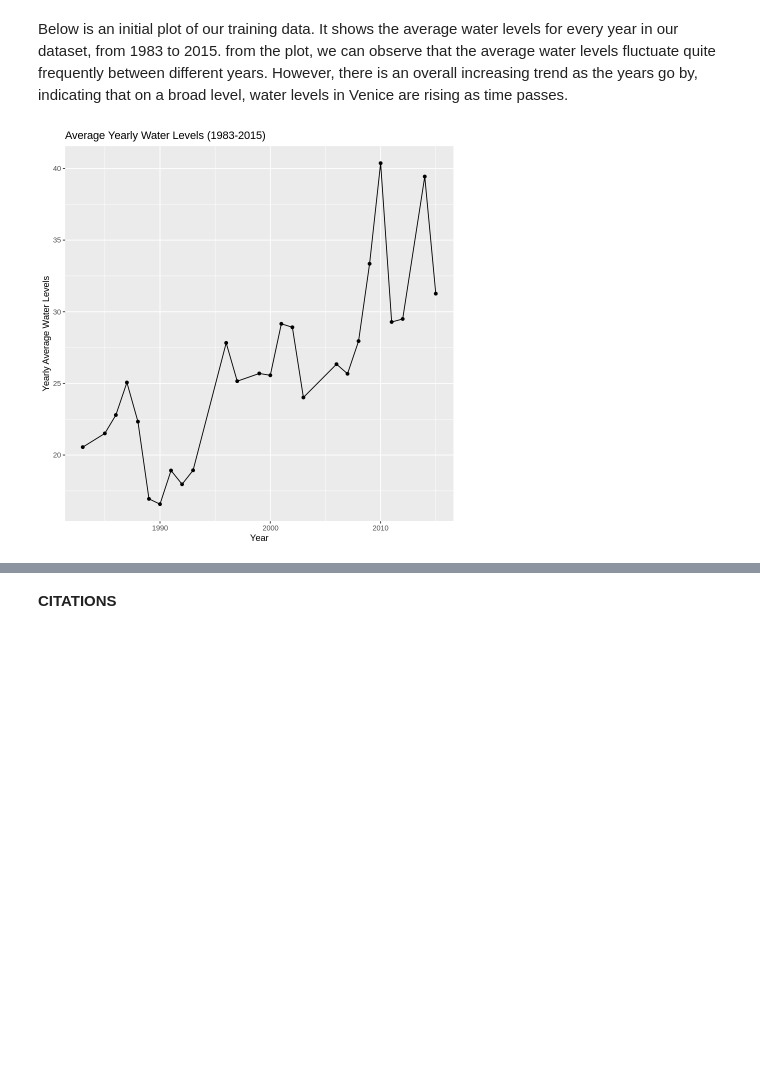
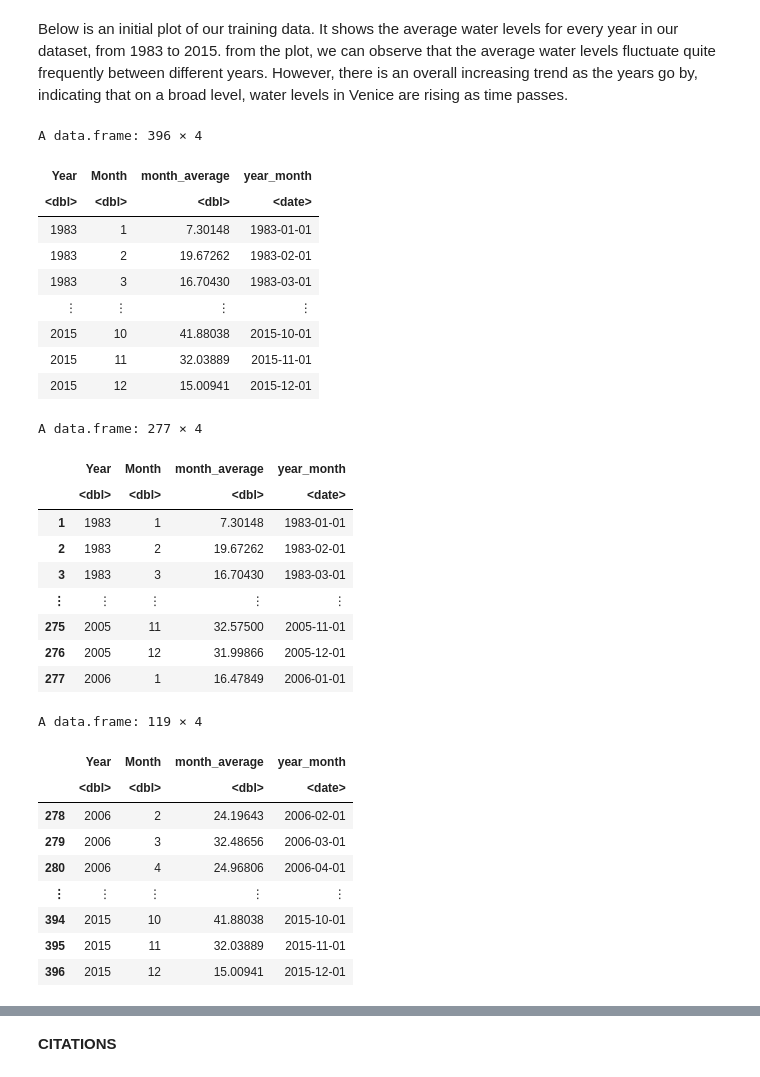
Before and after one commit to Applemyp/dsci100-group36-project, a Jupyter notebook: Group Project Report.ipynb, the cells around one changed output, grey strips where cells are left out. Saved outputs shown, nothing was run; the diff lists cells and outputs as text; code cells hidden in the pictures; blank space fills up the shorter version.

```diff
--- a/Group Project Report.ipynb
+++ b/Group Project Report.ipynb
@@ -81,12 +72,46 @@ From inspection of the summary tibbles above, we can see that the `mean_yearly`
 # %% [markdown]
 Below is an initial plot of our training data. It shows the average water levels for every year in our dataset, from 1983 to 2015. from the plot, we can observe that the average water levels fluctuate quite frequently between different years. However, there is an overall increasing trend as the years go by, indicating that on a broad level, water levels in Venice are rising as time passes.
 # %%
-graph_data <- training_data |>
-ggplot(aes(x = Year, y = mean_yearly))+
-geom_point()+
-geom_line() +
-labs(x = "Year", y = "Yearly Average Water Levels", title = "Average Yearly Water Levels (1983-2015)")
+# concatenate the 2 columns for year & month and set the date to 01 for being able to use as.Date
+time_series_df$year_month <- paste(time_series_df$Year,"-", time_series_df$Month, "-01", sep = "")
+time_series_df$year_month <- as.Date(time_series_df$year_month)
+time_series_df
 
-graph_data
+# use initial_time_split instead of initial_split since it's time series - not independent of each other
+data_split <- initial_time_split(time_series_df, prop = 0.7, strata = Year)
+training_data <- training(data_split)
+testing_data <- testing(data_split)
+
+training_data
+testing_data
 # %% [output]
-[figure, removed]
+A data.frame: 396 × 4
+| Year | Month | month_average | year_month |
+| <dbl> | <dbl> | <dbl> | <date> |
+| 1983 | 1 | 7.30148 | 1983-01-01 |
+| 1983 | 2 | 19.67262 | 1983-02-01 |
+| 1983 | 3 | 16.70430 | 1983-03-01 |
+| ⋮ | ⋮ | ⋮ | ⋮ |
+| 2015 | 10 | 41.88038 | 2015-10-01 |
+| 2015 | 11 | 32.03889 | 2015-11-01 |
+| 2015 | 12 | 15.00941 | 2015-12-01 |
+A data.frame: 277 × 4
+|  | Year | Month | month_average | year_month |
+|  | <dbl> | <dbl> | <dbl> | <date> |
+| 1 | 1983 | 1 | 7.30148 | 1983-01-01 |
+| 2 | 1983 | 2 | 19.67262 | 1983-02-01 |
+| 3 | 1983 | 3 | 16.70430 | 1983-03-01 |
+| ⋮ | ⋮ | ⋮ | ⋮ | ⋮ |
+| 275 | 2005 | 11 | 32.57500 | 2005-11-01 |
+| 276 | 2005 | 12 | 31.99866 | 2005-12-01 |
+| 277 | 2006 | 1 | 16.47849 | 2006-01-01 |
+A data.frame: 119 × 4
+|  | Year | Month | month_average | year_month |
+|  | <dbl> | <dbl> | <dbl> | <date> |
+| 278 | 2006 | 2 | 24.19643 | 2006-02-01 |
+| 279 | 2006 | 3 | 32.48656 | 2006-03-01 |
+| 280 | 2006 | 4 | 24.96806 | 2006-04-01 |
+| ⋮ | ⋮ | ⋮ | ⋮ | ⋮ |
+| 394 | 2015 | 10 | 41.88038 | 2015-10-01 |
+| 395 | 2015 | 11 | 32.03889 | 2015-11-01 |
+| 396 | 2015 | 12 | 15.00941 | 2015-12-01 |
```
Also changed, not shown: parts of 7 cells of this notebook.
